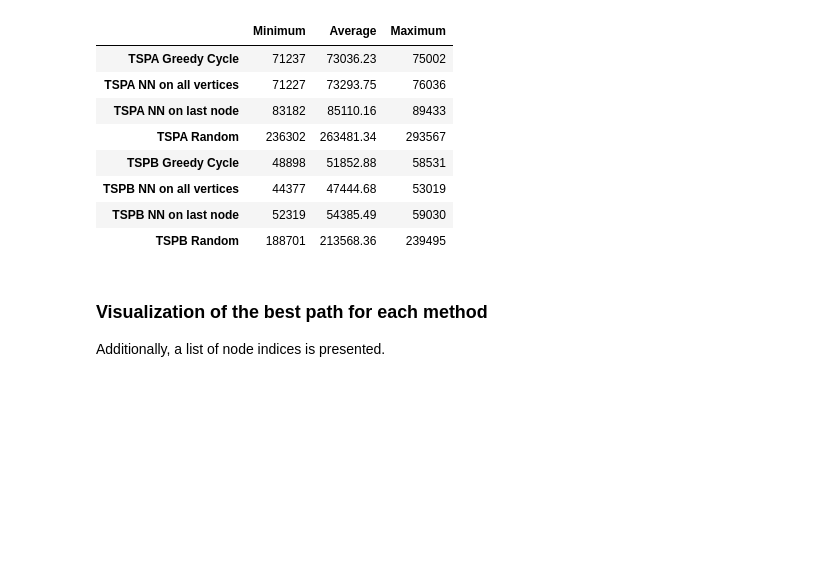
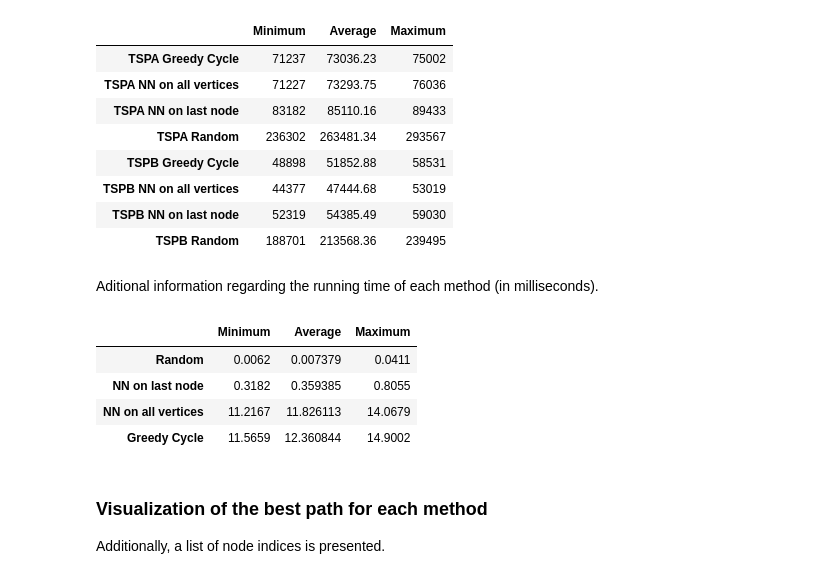
Before and after one commit to Mickeyo0o/EvolutionaryComp, a Jupyter notebook: Lab1/report.ipynb, the cells around one changed output. Drawn from its saved outputs; the diff is of its cells as text; code cells hidden in the pictures; blank space fills up the shorter version.

```diff
--- a/Lab1/report.ipynb
+++ b/Lab1/report.ipynb
@@ -218,6 +218,26 @@ result_df
 | TSPB NN on all vertices | 44377 | 47444.68 | 53019 |
 | TSPB NN on last node | 52319 | 54385.49 | 59030 |
 | TSPB Random | 188701 | 213568.36 | 239495 |
+# %% [markdown]
+Aditional information regarding the running time of each method (in milliseconds).
+# %%
+methods_for_times = ['Random', 'NN on last node', 'NN on all vertices', 'Greedy Cycle', 'Extra']
+times_df = pd.read_csv('times.csv', header=None, names=methods_for_times)
+times_df = times_df.drop(columns=['Extra'])
+times_stats = []
+for method in methods_for_times[:-1]:
+    min_value = times_df[method].min()
+    max_value = times_df[method].max()
+    avg_value = times_df[method].mean()
+    times_stats.append([min_value, avg_value, max_value])
+stats_time_df = pd.DataFrame(times_stats, columns=['Minimum', 'Average', 'Maximum'], index=[methods_for_times[:-1]])
+stats_time_df
+# %% [output]
+|  | Minimum | Average | Maximum |
+| Random | 0.0062 | 0.007379 | 0.0411 |
+| NN on last node | 0.3182 | 0.359385 | 0.8055 |
+| NN on all vertices | 11.2167 | 11.826113 | 14.0679 |
+| Greedy Cycle | 11.5659 | 12.360844 | 14.9002 |
 # %% [markdown]
 ### Visualization of the best path for each method
 
```
Also changed, not shown: parts of 1 cell of this notebook, 12 other files.
